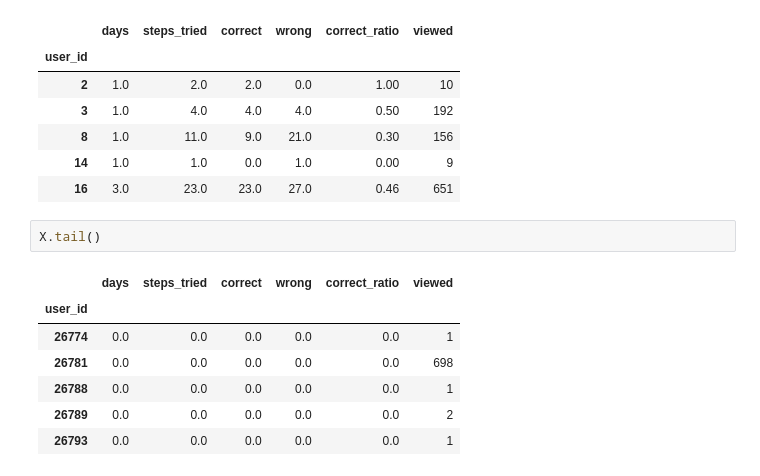
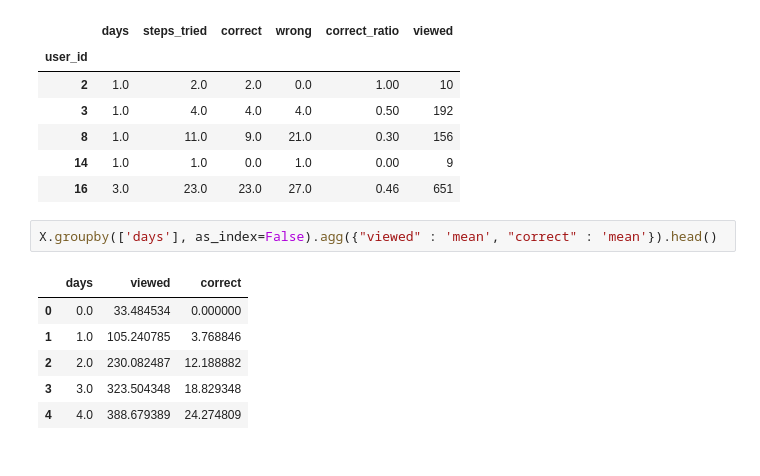
Before and after one commit to Jimmply/stepik, a Jupyter notebook: stepic.ipynb, the cells around one changed output. Drawn from its saved outputs; the diff is of its cells as text.

```diff
--- a/stepic.ipynb
+++ b/stepic.ipynb
@@ -463,12 +463,11 @@ X.head()
 | 14 | 1.0 | 1.0 | 0.0 | 1.0 | 0.00 | 9 |
 | 16 | 3.0 | 23.0 | 23.0 | 27.0 | 0.46 | 651 |
 # %%
-X.tail()
+X.groupby(['days'], as_index=False).agg({"viewed" : 'mean', "correct" : 'mean'}).head()
 # %% [output]
-|  | days | steps_tried | correct | wrong | correct_ratio | viewed |
-| user_id |  |  |  |  |  |  |
-| 26774 | 0.0 | 0.0 | 0.0 | 0.0 | 0.0 | 1 |
-| 26781 | 0.0 | 0.0 | 0.0 | 0.0 | 0.0 | 698 |
-| 26788 | 0.0 | 0.0 | 0.0 | 0.0 | 0.0 | 1 |
-| 26789 | 0.0 | 0.0 | 0.0 | 0.0 | 0.0 | 2 |
-| 26793 | 0.0 | 0.0 | 0.0 | 0.0 | 0.0 | 1 |
+|  | days | viewed | correct |
+| 0 | 0.0 | 33.484534 | 0.000000 |
+| 1 | 1.0 | 105.240785 | 3.768846 |
+| 2 | 2.0 | 230.082487 | 12.188882 |
+| 3 | 3.0 | 323.504348 | 18.829348 |
+| 4 | 4.0 | 388.679389 | 24.274809 |
```
